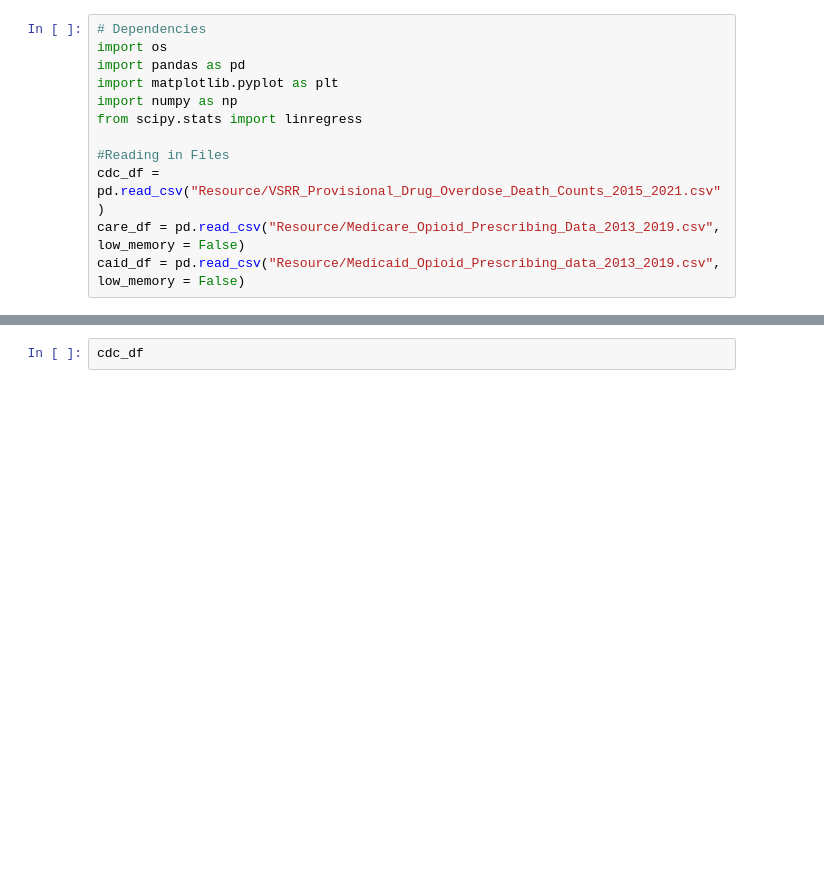
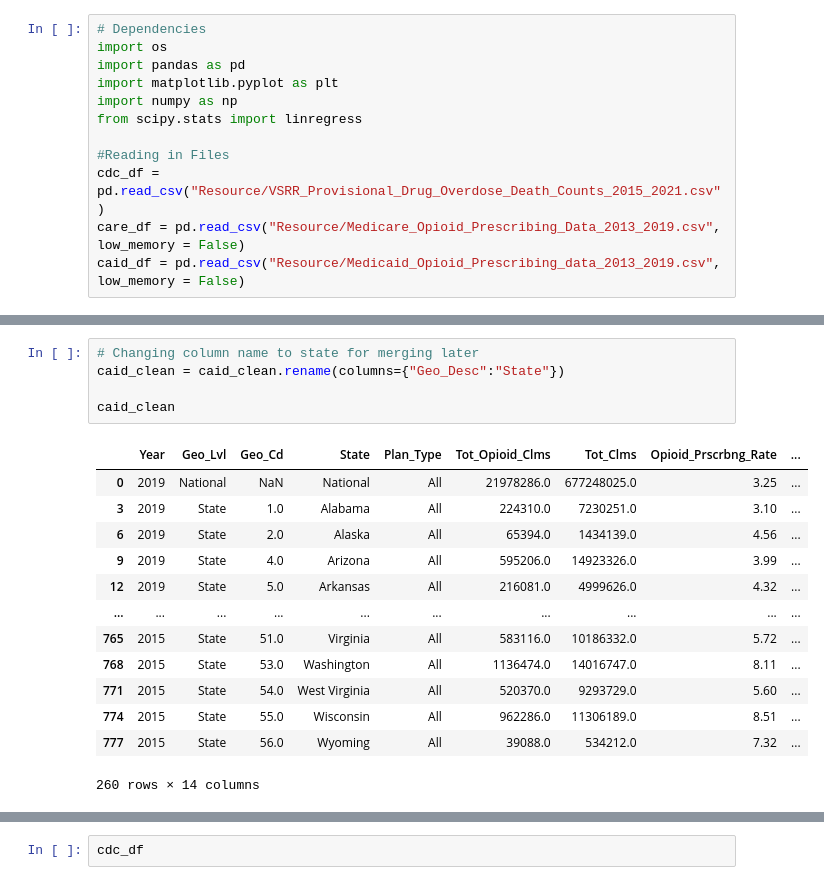
Before and after one commit to helent88/Project_1, a Jupyter notebook: OpiodDeath_Pers.ipynb, the cells around one changed output, grey strips where cells are left out. Saved outputs shown, nothing was run; the diff lists cells and outputs as text; blank space fills up the shorter version.

```diff
--- a/OpiodDeath_Pers.ipynb
+++ b/OpiodDeath_Pers.ipynb
@@ -32,2 +32,21 @@ caid_clean
+# %%
+# Changing column name to state for merging later
+caid_clean = caid_clean.rename(columns={"Geo_Desc":"State"})
+
+caid_clean
+# %% [output]
+|  | Year | Geo_Lvl | Geo_Cd | State | Plan_Type | Tot_Opioid_Clms | Tot_Clms | Opioid_Prscrbng_Rate | ... |
+| 0 | 2019 | National | NaN | National | All | 21978286.0 | 677248025.0 | 3.25 | ... |
+| 3 | 2019 | State | 1.0 | Alabama | All | 224310.0 | 7230251.0 | 3.10 | ... |
+| 6 | 2019 | State | 2.0 | Alaska | All | 65394.0 | 1434139.0 | 4.56 | ... |
+| 9 | 2019 | State | 4.0 | Arizona | All | 595206.0 | 14923326.0 | 3.99 | ... |
+| 12 | 2019 | State | 5.0 | Arkansas | All | 216081.0 | 4999626.0 | 4.32 | ... |
+| ... | ... | ... | ... | ... | ... | ... | ... | ... | ... |
+| 765 | 2015 | State | 51.0 | Virginia | All | 583116.0 | 10186332.0 | 5.72 | ... |
+| 768 | 2015 | State | 53.0 | Washington | All | 1136474.0 | 14016747.0 | 8.11 | ... |
+| 771 | 2015 | State | 54.0 | West Virginia | All | 520370.0 | 9293729.0 | 5.60 | ... |
+| 774 | 2015 | State | 55.0 | Wisconsin | All | 962286.0 | 11306189.0 | 8.51 | ... |
+| 777 | 2015 | State | 56.0 | Wyoming | All | 39088.0 | 534212.0 | 7.32 | ... |
+260 rows × 14 columns
 # %%
 # Filtering Medicaid Data by Breakout Type and Perscription Geographic Levels for National or State levels
```
Also changed, not shown: parts of 8 cells of this notebook.
